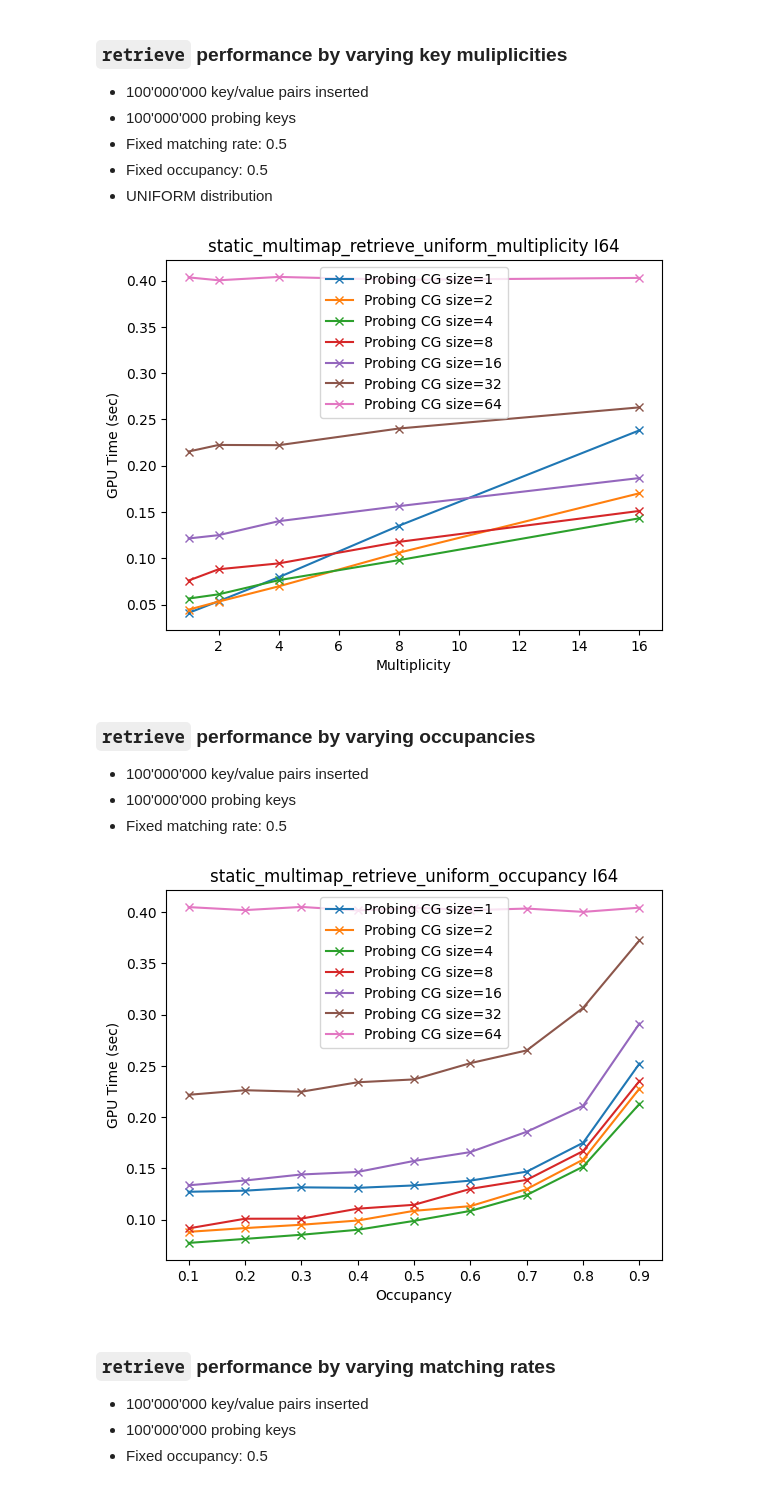
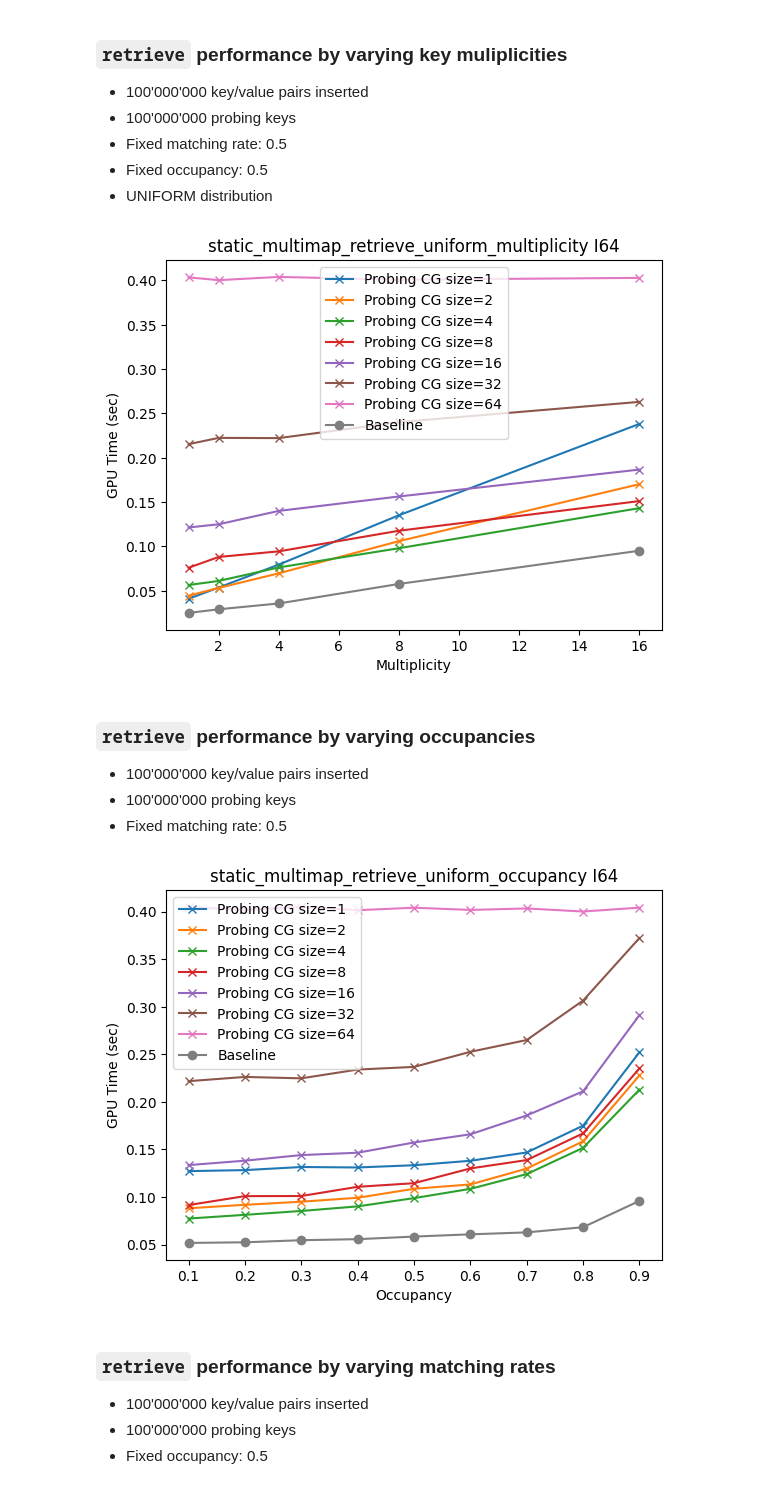
Before and after one commit to ROCm/hipCollections, a Jupyter notebook: benchmarks/analysis/notebooks/StaticMultimap_HIP_CG_analysis.ipynb, the cells around one changed output. Cells and saved outputs as stored; diff of their text form; code cells hidden in the pictures.

```diff
--- a/benchmarks/analysis/notebooks/StaticMultimap_HIP_CG_analysis.ipynb
+++ b/benchmarks/analysis/notebooks/StaticMultimap_HIP_CG_analysis.ipynb
@@ -150,6 +192,10 @@ for bm in unique_bms:
         for group_name, group_data in groups:
           plt.plot(group_data[x_param], group_data["GPU Time (sec)"], label="Probing CG size="+str(group_name), marker="x")
 
+        if plot_baseline:
+          tmpdf_base = perfdf_baseline[(perfdf_baseline["Benchmark"] == bm) & (perfdf_baseline["Key"]==key_type)]
+          plt.plot(tmpdf_base[x_param], tmpdf_base["GPU Time (sec)"], label="Baseline", marker="o")
+
           plt.title(bm+ " "+ key_type)
           plt.xlabel(x_param)
           plt.ylabel("GPU Time (sec)")
@@ -177,6 +223,10 @@ for bm in unique_bms:
         for group_name, group_data in groups:
           plt.plot(group_data[x_param], group_data["GPU Time (sec)"], label="Probing CG size="+str(group_name), marker="x")
 
+        if plot_baseline:
+          tmpdf_base = perfdf_baseline[(perfdf_baseline["Benchmark"] == bm) & (perfdf_baseline["Key"]==key_type)]
+          plt.plot(tmpdf_base[x_param], tmpdf_base["GPU Time (sec)"], label="Baseline", marker="o")
+
           plt.title(bm+ " "+ key_type)
           plt.xlabel(x_param)
           plt.ylabel("GPU Time (sec)")
@@ -204,6 +254,10 @@ for bm in unique_bms:
         for group_name, group_data in groups:
           plt.plot(group_data[x_param], group_data["GPU Time (sec)"], label="Probing CG size="+str(group_name), marker="x")
 
+        if plot_baseline:
+          tmpdf_base = perfdf_baseline[(perfdf_baseline["Benchmark"] == bm) & (perfdf_baseline["Key"]==key_type)]
+          plt.plot(tmpdf_base[x_param], tmpdf_base["GPU Time (sec)"], label="Baseline", marker="o")
+
           plt.title(bm+ " "+ key_type)
           plt.xlabel(x_param)
           plt.ylabel("GPU Time (sec)")
@@ -233,12 +287,16 @@ for bm in unique_bms:
         for group_name, group_data in groups:
           plt.plot(group_data[x_param], group_data["GPU Time (sec)"], label="Probing CG size="+str(group_name), marker="x")
 
+        if plot_baseline:
+          tmpdf_base = perfdf_baseline[(perfdf_baseline["Benchmark"] == bm) & (perfdf_baseline["Key"]==key_type)]
+          plt.plot(tmpdf_base[x_param], tmpdf_base["GPU Time (sec)"], label="Baseline", marker="o")
+
           plt.title(bm+ " "+ key_type)
           plt.xlabel(x_param)
           plt.ylabel("GPU Time (sec)")
           plt.legend()
 # %% [output]
-[figure, old version]
+[figure, new version]
 # %% [markdown]
 ### `retrieve` performance by varying occupancies
 <ul>
@@ -249,23 +307,27 @@ for bm in unique_bms:
 # %%
 for bm in unique_bms:
     flag = "static_multimap_retrieve_uniform_occupancy" == bm
     x_param = "Occupancy"
     key_type = "I64"
 
     if flag:
         tmpdf = perfdf[(perfdf["Benchmark"] == bm) & (perfdf["Key"]==key_type)]
 
         groups = tmpdf.groupby("ProbingCGSize")
 
         for group_name, group_data in groups:
           plt.plot(group_data[x_param], group_data["GPU Time (sec)"], label="Probing CG size="+str(group_name), marker="x")
 
+        if plot_baseline:
+          tmpdf_base = perfdf_baseline[(perfdf_baseline["Benchmark"] == bm) & (perfdf_baseline["Key"]==key_type)]
+          plt.plot(tmpdf_base[x_param], tmpdf_base["GPU Time (sec)"], label="Baseline", marker="o")
+
           plt.title(bm+ " "+ key_type)
           plt.xlabel(x_param)
           plt.ylabel("GPU Time (sec)")
           plt.legend()
 # %% [output]
-[figure, old version]
+[figure, new version]
 # %% [markdown]
 ### `retrieve` performance by varying matching rates
 <ul>
```
Also changed, not shown: parts of 12 cells of this notebook.
